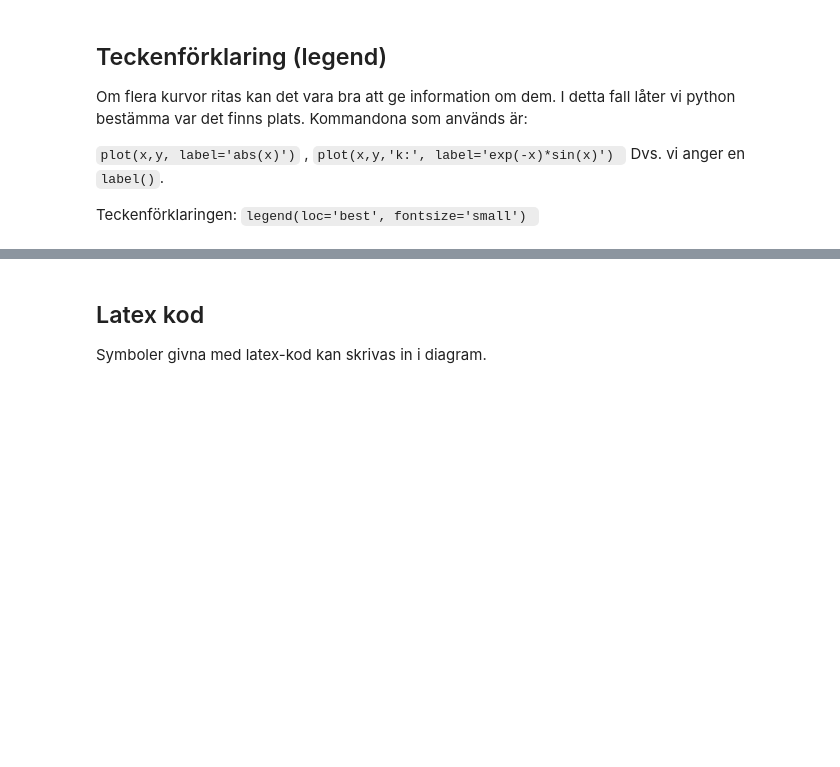
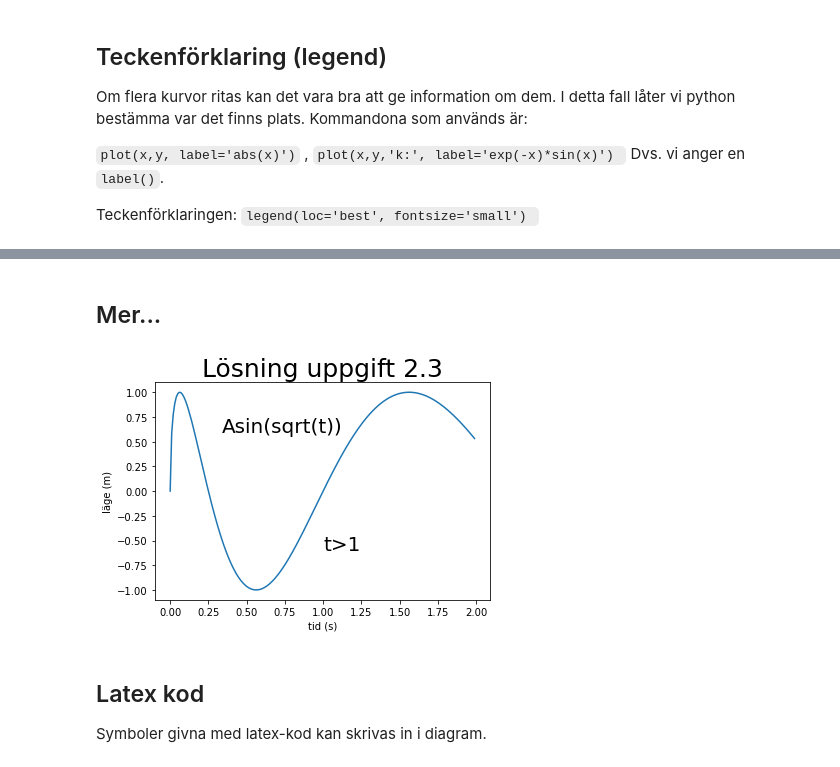
Before and after one commit to cognitrap/progr, a Jupyter notebook: plot2.ipynb, the cells around one changed output, grey strips where cells are left out. Drawn from its saved outputs; the diff is of its cells as text; code cells hidden in the pictures; blank space fills up the shorter version.

```diff
--- a/plot2.ipynb
+++ b/plot2.ipynb
@@ -265,3 +267,27 @@ show()
+# %% [markdown]
+## Mer...
+# %%
+import numpy as np
+import matplotlib.pyplot as plt
+
+#Värdetabell, obs arange()
+t = np.arange(0.0, 2.0, 0.01)
+s = np.sin(2*np.pi*np.sqrt(t))
+
+plt.plot(t,s)
+
+#Och så lite text
+plt.title("Lösning uppgift 2.3", fontsize=25)
+plt.text(1, -0.6, "t>1", fontsize=20)
+plt.text(0.34, 0.6, "Asin(sqrt(t))",
+         fontsize=20)
+
+#Markering på axlarna
+plt.xlabel('tid (s)')
+plt.ylabel('läge (m)')
+plt.show()
+# %% [output]
+[figure, added]
 # %% [markdown]
 ## Latex kod
 
```
Also changed, not shown: parts of 8 cells of this notebook, 2 other files.
